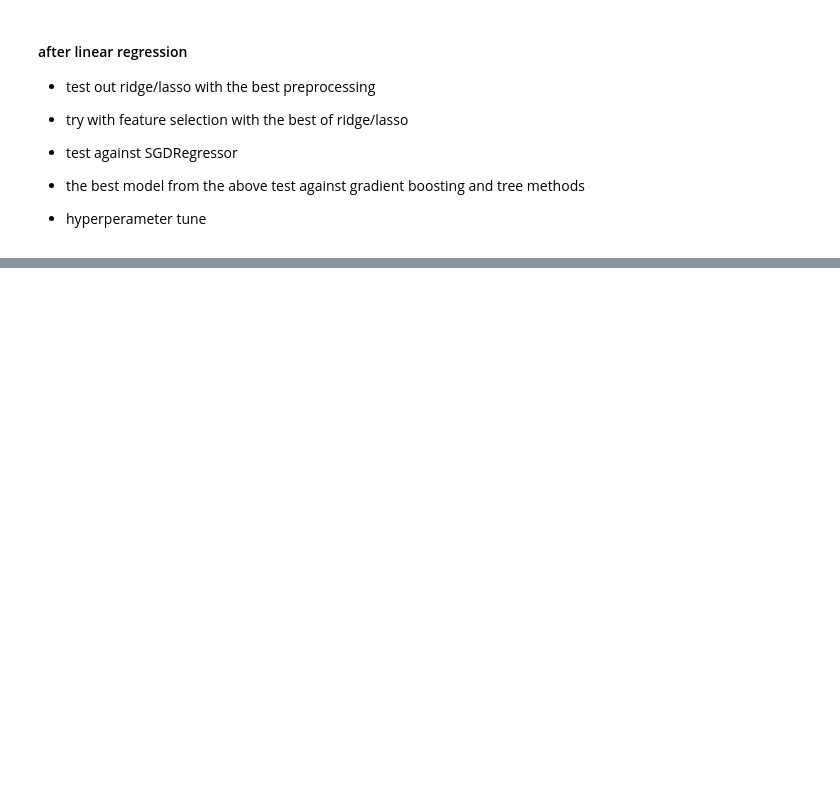
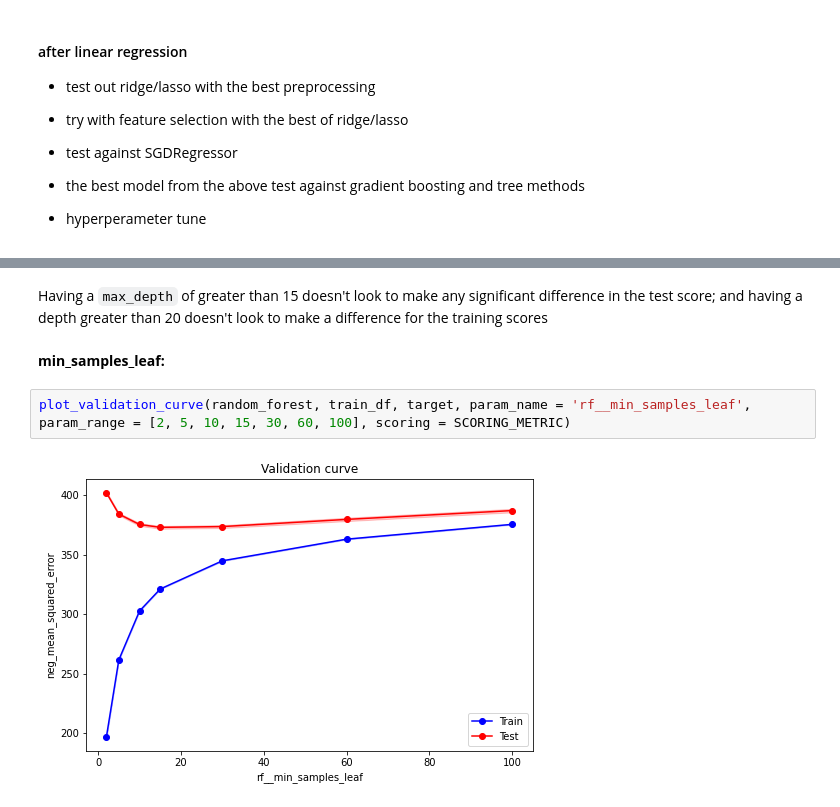
Before and after one commit to scottwiles/salary_prediction, a Jupyter notebook: notebooks/modeling.ipynb, the cells around one changed output, grey strips where cells are left out. Drawn from its saved outputs; the diff is of its cells as text; blank space fills up the shorter version.

```diff
--- a/notebooks/modeling.ipynb
+++ b/notebooks/modeling.ipynb
@@ -260,0 +353,8 @@ cross_validate(test_rf, train_df, target, return_train_score = True, scoring = S
+# %% [markdown]
+Having a `max_depth` of greater than 15 doesn't look to make any significant difference in the test score; and having a depth greater than 20 doesn't look to make a difference for the training scores
+# %% [markdown]
+**min_samples_leaf:**
+# %%
+plot_validation_curve(random_forest, train_df, target, param_name = 'rf__min_samples_leaf', param_range = [2, 5, 10, 15, 30, 60, 100], scoring = SCORING_METRIC)
+# %% [output]
+[figure, added]
```
Also changed, not shown: parts of 25 cells of this notebook.
